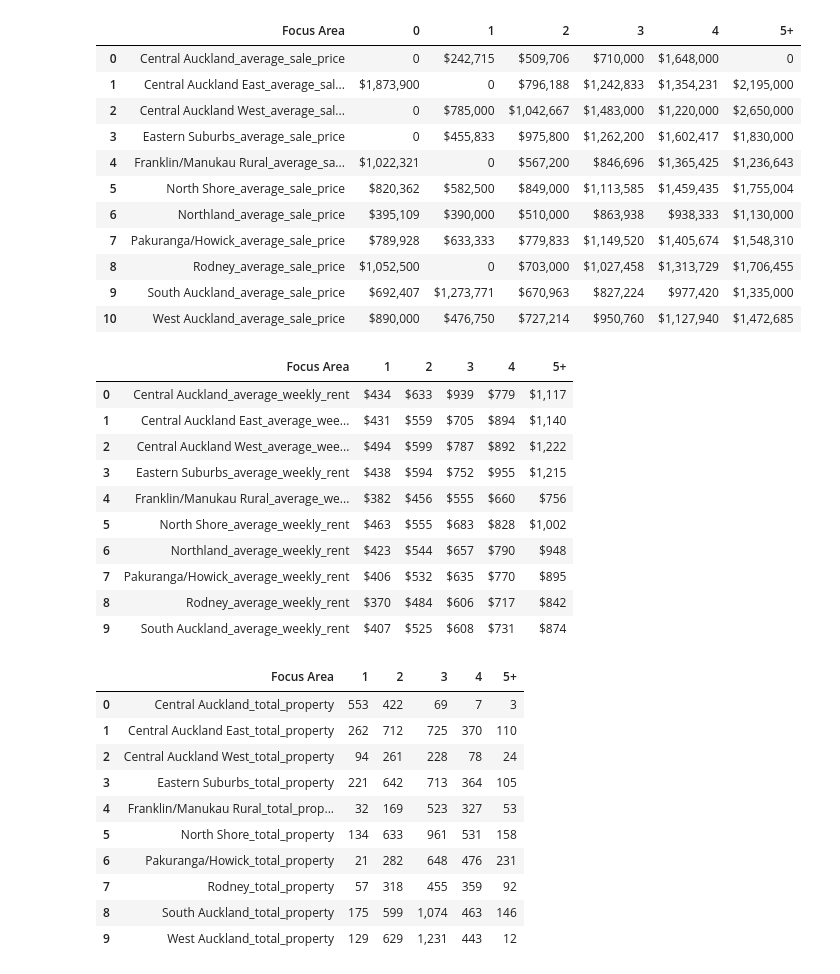
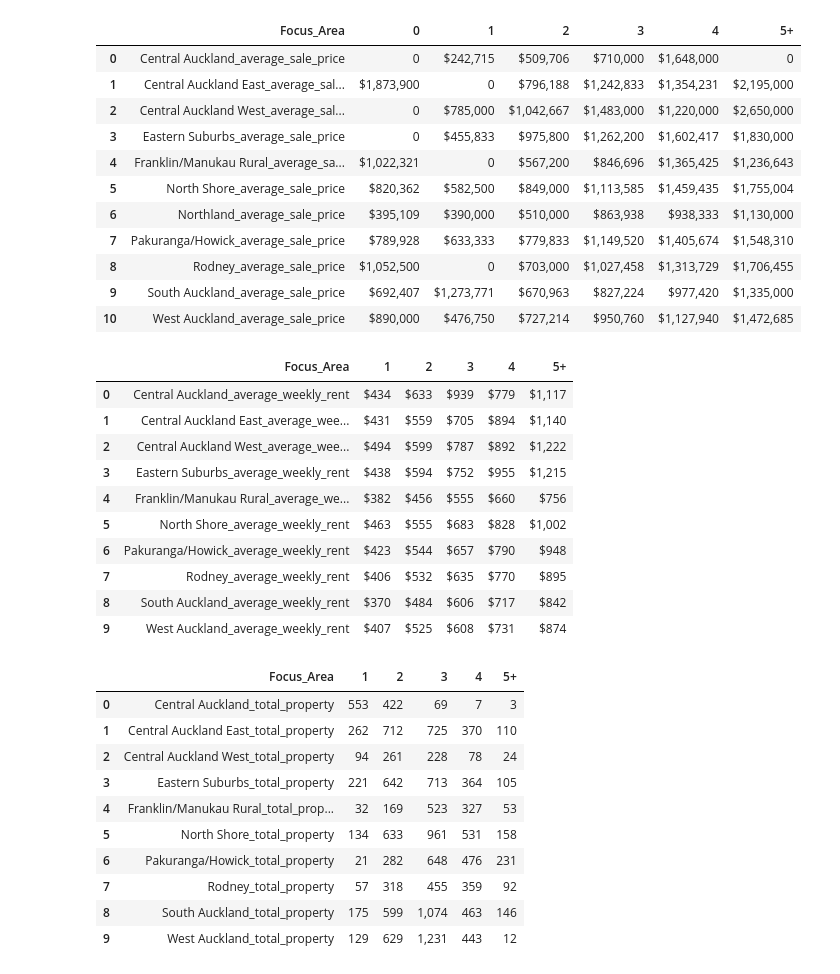
Before and after one commit to robertoaltran/Population, a Jupyter notebook: Untitled0.ipynb, the cells around one changed output. Drawn from its saved outputs; the diff is of its cells as text; code cells hidden in the pictures.

```diff
--- a/Untitled0.ipynb
+++ b/Untitled0.ipynb
@@ -1,16 +8,15 @@
 # %%
-import pandas as pd
-import numpy as np
-A_Sale = pd.read_csv("/content/Average Sale Price.csv")
-A_Rent = pd.read_csv("/content/Average weekly rent.csv")
-P_Num = pd.read_csv("/content/Number of rental properties.csv")
-S_Vol = pd.read_csv("/content/Sales volume.csv")
+A_Sale = pd.read_csv("C:/Users/frpro/OneDrive/Documents/STUDY/3.2.3 158333 Data Processing/RPI/CSV Files/Average Sale Price.csv")
+A_Rent = pd.read_csv("C:/Users/frpro/OneDrive/Documents/STUDY/3.2.3 158333 Data Processing/RPI/CSV Files/Average weekly rent.csv")
+P_Num = pd.read_csv("C:/Users/frpro/OneDrive/Documents/STUDY/3.2.3 158333 Data Processing/RPI/CSV Files/Number of rental properties.csv")
+S_Vol = pd.read_csv("C:/Users/frpro/OneDrive/Documents/STUDY/3.2.3 158333 Data Processing/RPI/CSV Files/Sales volume.csv")
 
 A_Sale = A_Sale.replace('-', 0)
-A_Sale['Focus Area'] = df['Focus Area'] + '_average_sale_price'
+A_Sale['Focus Area'] = A_Sale['Focus Area'] + '_average_sale_price'
+A_Sale = A_Sale.rename(columns={'Focus Area': 'Focus_Area'})
 A_Sale
 # %% [output]
-|  | Focus Area | 0 | 1 | 2 | 3 | 4 | 5+ |
+|  | Focus_Area | 0 | 1 | 2 | 3 | 4 | 5+ |
 | 0 | Central Auckland_average_sale_price | 0 | $242,715 | $509,706 | $710,000 | $1,648,000 | 0 |
 | 1 | Central Auckland East_average_sal... | $1,873,900 | 0 | $796,188 | $1,242,833 | $1,354,231 | $2,195,000 |
 | 2 | Central Auckland West_average_sal... | 0 | $785,000 | $1,042,667 | $1,483,000 | $1,220,000 | $2,650,000 |
@@ -25,27 +31,29 @@ A_Sale
 # %%
 A_Rent = A_Rent.rename(columns={'Number of Bedrooms': 'Focus Area'})
 A_Rent = A_Rent[~A_Rent['Focus Area'].str.contains('Total', case=False)]
-A_Rent['Focus Area'] = df['Focus Area'] + '_average_weekly_rent'
+A_Rent['Focus Area'] = A_Rent['Focus Area'] + '_average_weekly_rent'
+A_Rent = A_Rent.rename(columns={'Focus Area': 'Focus_Area'})
 A_Rent
 # %% [output]
-|  | Focus Area | 1 | 2 | 3 | 4 | 5+ |
+|  | Focus_Area | 1 | 2 | 3 | 4 | 5+ |
 | 0 | Central Auckland_average_weekly_rent | $434 | $633 | $939 | $779 | $1,117 |
 | 1 | Central Auckland East_average_wee... | $431 | $559 | $705 | $894 | $1,140 |
 | 2 | Central Auckland West_average_wee... | $494 | $599 | $787 | $892 | $1,222 |
 | 3 | Eastern Suburbs_average_weekly_rent | $438 | $594 | $752 | $955 | $1,215 |
 | 4 | Franklin/Manukau Rural_average_we... | $382 | $456 | $555 | $660 | $756 |
 | 5 | North Shore_average_weekly_rent | $463 | $555 | $683 | $828 | $1,002 |
-| 6 | Northland_average_weekly_rent | $423 | $544 | $657 | $790 | $948 |
-| 7 | Pakuranga/Howick_average_weekly_rent | $406 | $532 | $635 | $770 | $895 |
-| 8 | Rodney_average_weekly_rent | $370 | $484 | $606 | $717 | $842 |
-| 9 | South Auckland_average_weekly_rent | $407 | $525 | $608 | $731 | $874 |
+| 6 | Pakuranga/Howick_average_weekly_rent | $423 | $544 | $657 | $790 | $948 |
+| 7 | Rodney_average_weekly_rent | $406 | $532 | $635 | $770 | $895 |
+| 8 | South Auckland_average_weekly_rent | $370 | $484 | $606 | $717 | $842 |
+| 9 | West Auckland_average_weekly_rent | $407 | $525 | $608 | $731 | $874 |
 # %%
 P_Num = P_Num.rename(columns={'Number of Bedroom': 'Focus Area'})
 P_Num = P_Num[~P_Num['Focus Area'].str.contains('Total', case=False)]
 P_Num['Focus Area'] = P_Num['Focus Area'] + '_total_property'
+P_Num = P_Num.rename(columns={'Focus Area': 'Focus_Area'})
 P_Num
 # %% [output]
-|  | Focus Area | 1 | 2 | 3 | 4 | 5+ |
+|  | Focus_Area | 1 | 2 | 3 | 4 | 5+ |
 | 0 | Central Auckland_total_property | 553 | 422 | 69 | 7 | 3 |
 | 1 | Central Auckland East_total_property | 262 | 712 | 725 | 370 | 110 |
 | 2 | Central Auckland West_total_property | 94 | 261 | 228 | 78 | 24 |
```
Also changed, not shown: parts of 17 cells of this notebook.
